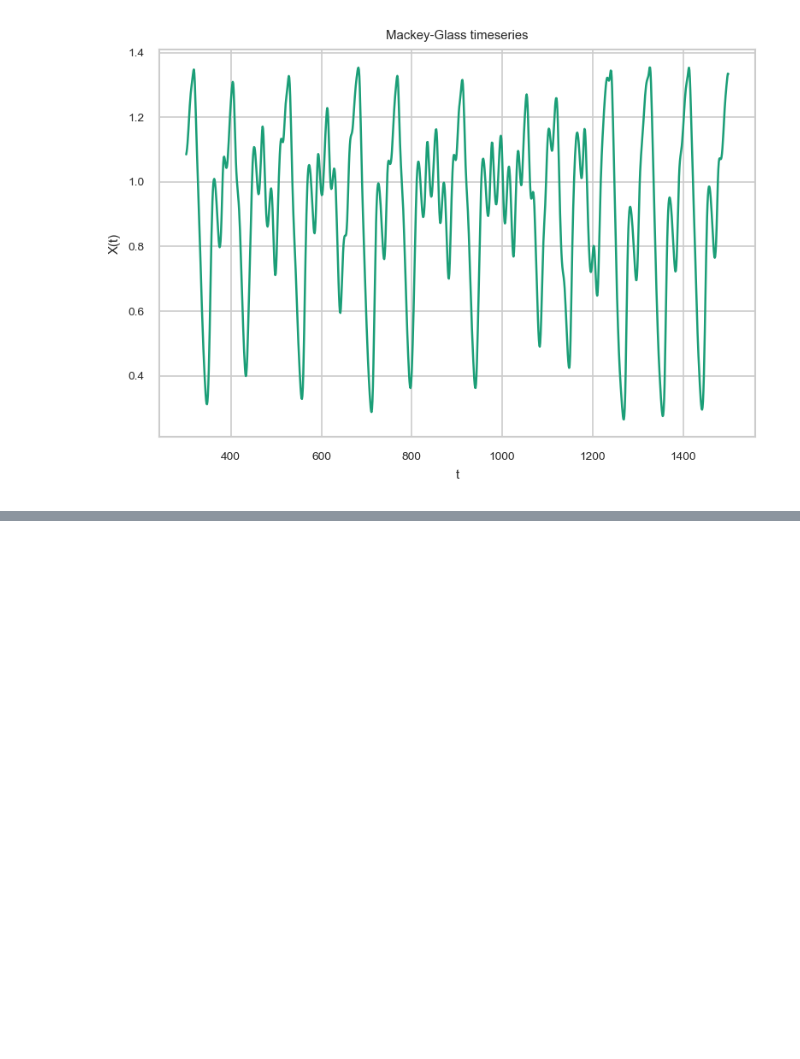
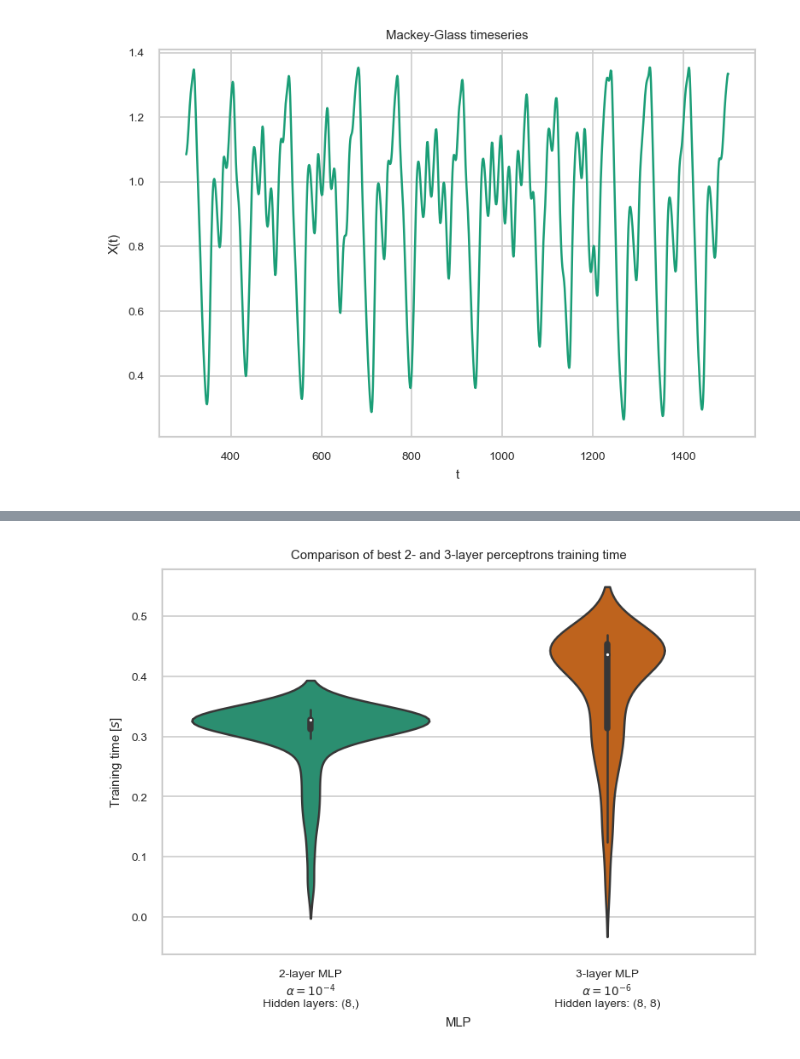
Before and after one commit to molguin92/ANNDA_HT20_LAB1, a Jupyter notebook: lab1_part2.ipynb, the cells around one changed output, grey strips where cells are left out. Saved outputs shown, nothing was run; the diff lists cells and outputs as text; code cells hidden in the pictures; blank space fills up the shorter version.

```diff
--- a/lab1_part2.ipynb
+++ b/lab1_part2.ipynb
@@ -175,0 +150,12 @@ mse_2v3_df
+# %%
+# some time plots
+fig, ax = plt.subplots()
+sns.violinplot(x='n_layers', y='training_time', data=mlp_2v3_df, ax=ax)
+ax.set_xlabel('MLP')
+ax.set_xticklabels([f'2-layer MLP\n$\\alpha={s_fmt.format_data(params_2l["alpha"])}$\nHidden layers: {params_2l["hidden_layer_sizes"]}',
+                    f'3-layer MLP\n$\\alpha={s_fmt.format_data(params_3l["alpha"])}$\nHidden layers: {params_3l["hidden_layer_sizes"]}'])
+ax.set_ylabel('Training time [$s$]')
+ax.set_title('Comparison of best 2- and 3-layer perceptrons training time')
+plt.show()
+# %% [output]
+[figure, added]
```
Also changed, not shown: parts of 8 cells of this notebook, 2 other files.
